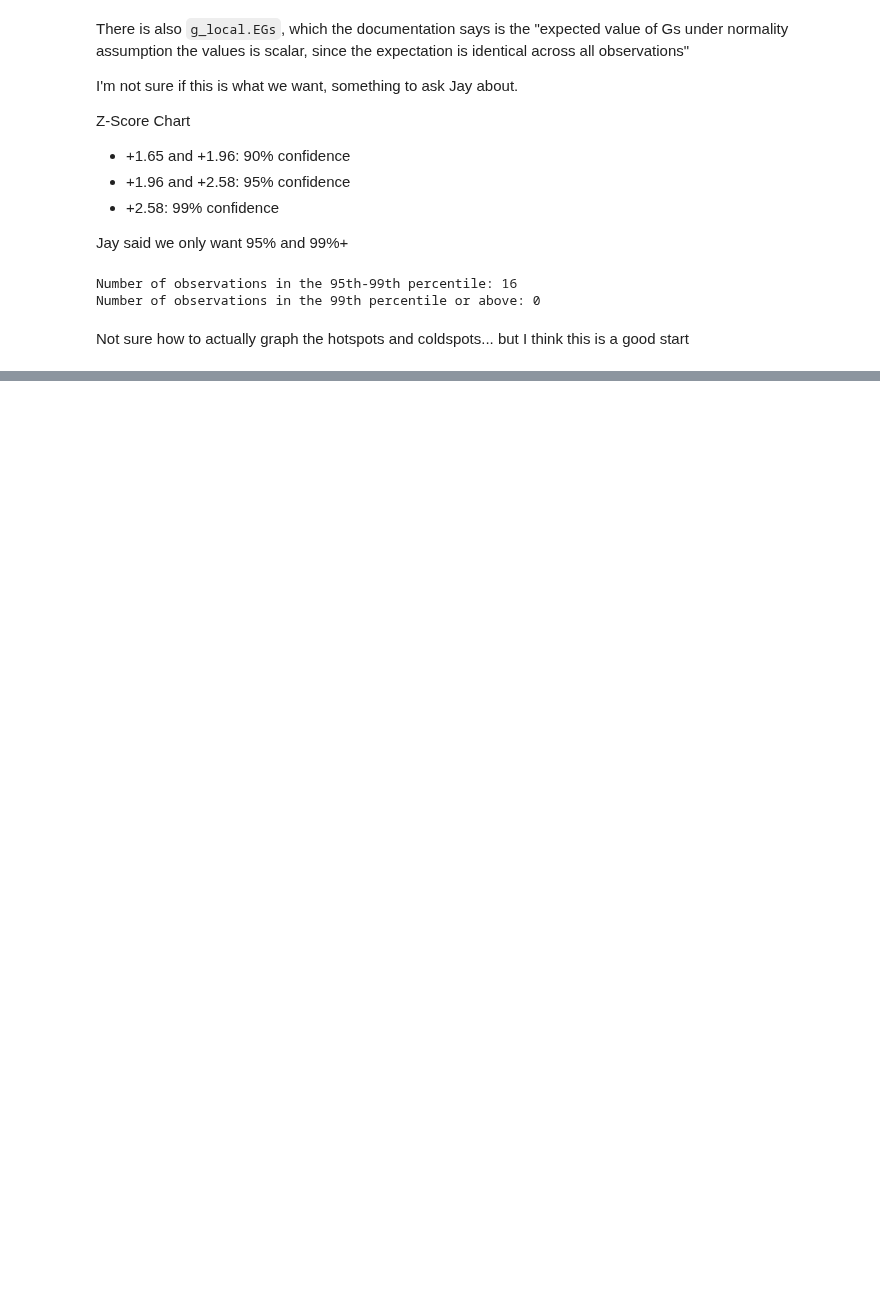
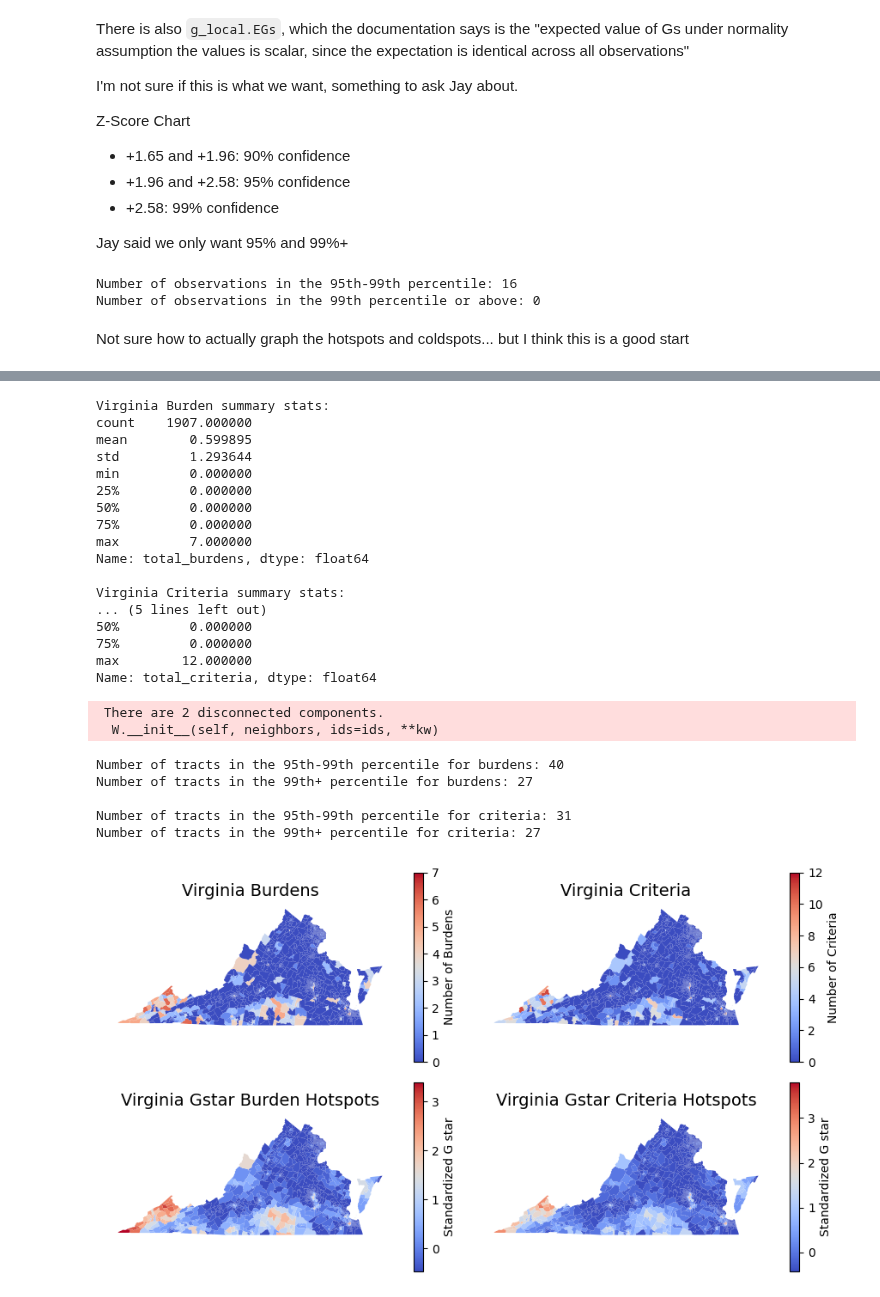
Before and after one commit to haylee360/j40-data-exploration, a Jupyter notebook: exploration.ipynb, the cells around one changed output, grey strips where cells are left out. Cells and saved outputs as stored; diff of their text form; code cells hidden in the pictures; blank space fills up the shorter version.

```diff
--- a/exploration.ipynb
+++ b/exploration.ipynb
@@ -346,0 +529,28 @@ Not sure how to actually graph the hotspots and coldspots... but I think this is
+# %%
+state_gstar("Virginia")
+# %% [output]
+Virginia Burden summary stats:
+count    1907.000000
+mean        0.599895
+std         1.293644
+min         0.000000
+25%         0.000000
+50%         0.000000
+75%         0.000000
+max         7.000000
+Name: total_burdens, dtype: float64
+
+Virginia Criteria summary stats:
+... (5 lines left out)
+50%         0.000000
+75%         0.000000
+max        12.000000
+Name: total_criteria, dtype: float64
+ There are 2 disconnected components.
+  W.__init__(self, neighbors, ids=ids, **kw)
+Number of tracts in the 95th-99th percentile for burdens: 40
+Number of tracts in the 99th+ percentile for burdens: 27
+
+Number of tracts in the 95th-99th percentile for criteria: 31
+Number of tracts in the 99th+ percentile for criteria: 27
+[figure, added]
```
Also changed, not shown: parts of 8 cells of this notebook.
